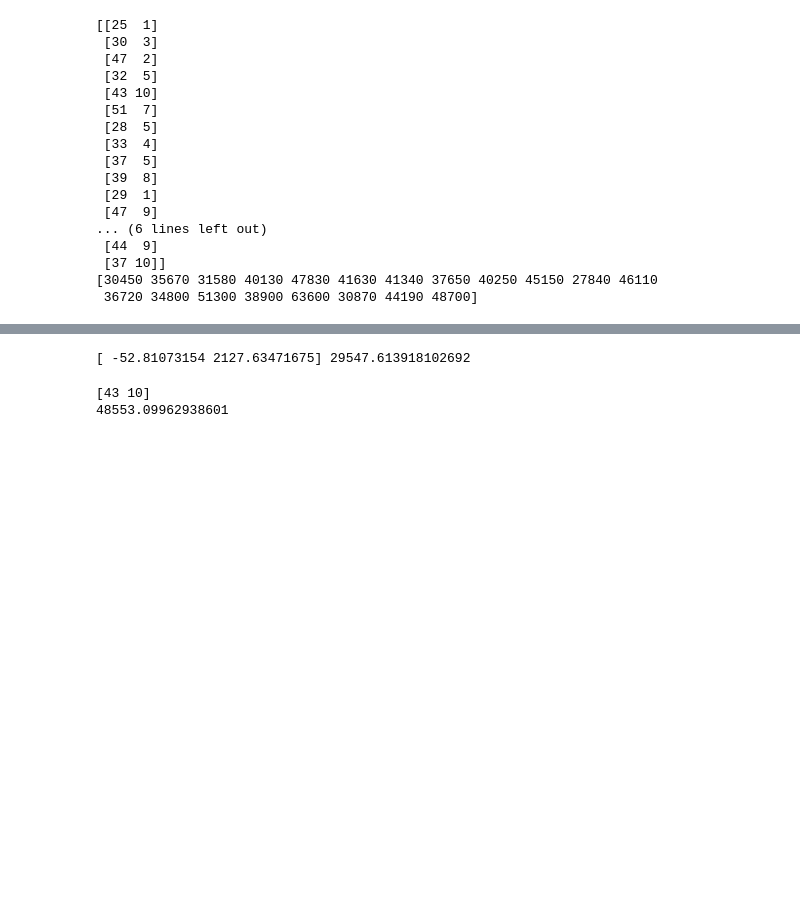
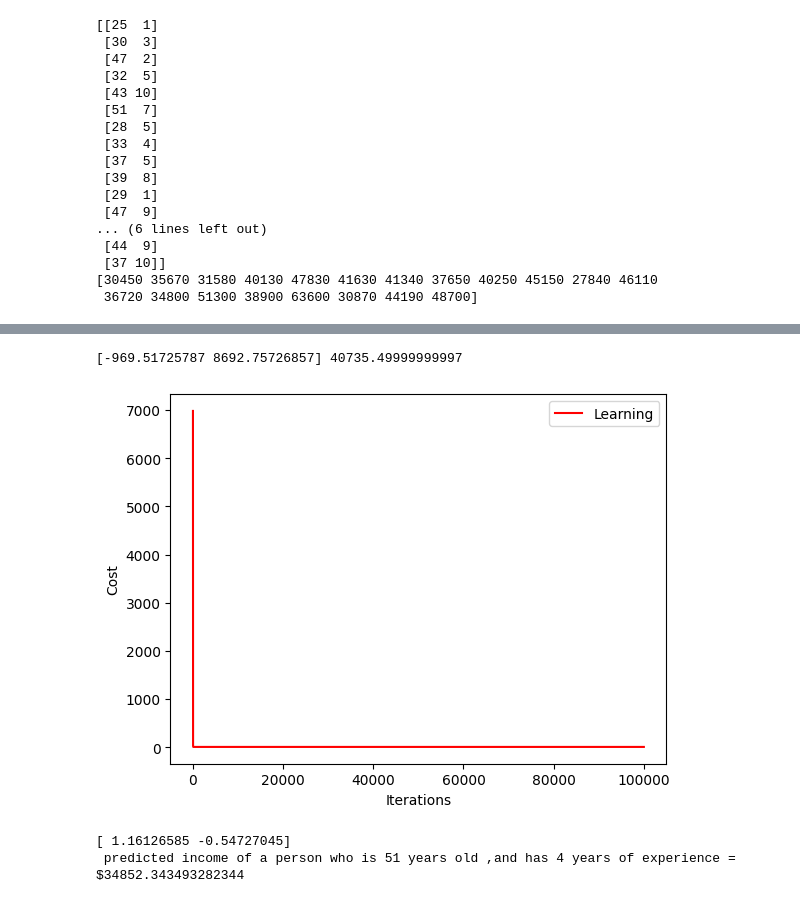
Before and after one commit to ekedayen-e/Portfolio, a Jupyter notebook: Projects/ML/Multiple Linear Regression/Multiple Linear Regression.ipynb, the cells around one changed output, grey strips where cells are left out. Saved outputs shown, nothing was run; the diff lists cells and outputs as text; code cells hidden in the pictures; blank space fills up the shorter version.

```diff
--- a/Projects/ML/Multiple Linear Regression/Multiple Linear Regression.ipynb
+++ b/Projects/ML/Multiple Linear Regression/Multiple Linear Regression.ipynb
@@ -40,0 +62,4 @@ def compute_cost(x,y,m,c):
+# %%
+features_norm, features_mu, features_sigma = zscore_normalize_features(age_exp)
+print(features_mu)
+print(features_norm)
@@ -59,31 +123,48 @@ def compute_gradient(x,y,m,c):
 
     return d_m, d_c
 # %%
-def gradient_descent(x, y, m_init, c_init, alpha, iterations, gradient_function):
+#Model which calculates the values of parameters(m, c) which result in the lowest cost possible
+def gradient_descent(x, y, m_init, c_init, alpha, iterations, gradient_function, cost_function):
     m = copy.deepcopy(m_init)
     c = c_init
-
+    cost_history = []
     for i in range(iterations):
         d_m, d_c = gradient_function(x, y, m, c)
         m = m - alpha * d_m
         c = c - alpha * d_c
 
-    return m,c
+        #if(i % math.ceil(iterations/10) == 0):
+        cost_history.append(cost_function(x, y, m , c) / 100000)
+
+
+    return m, c, cost_history
 # %%
 #parameters
 m_init = np.zeros(2)
 c_init = 0
-alpha = 0.0011
-iterations = 50000
-w,c = gradient_descent(features, weight, m_init, c_init, alpha, iterations, compute_gradient)
+alpha = 0.1
+iterations = 100000
+w, c, cost_history = gradient_descent(features_norm, income, m_init, c_init, alpha, iterations, compute_gradient, compute_cost)
 print(w,c)
 # %% [output]
-[ -52.81073154 2127.63471675] 29547.613918102692
+[-969.51725787 8692.75726857] 40735.49999999997
+# %%
+its = np.arange(100000).reshape(-1,1)
+plt.plot(its, cost_history, c="r", label = "Learning")
+plt.xlabel("Iterations")
+plt.ylabel("Cost")
+plt.legend()
+plt.show()
+# %% [output]
+[figure, added]
 # %%
-fig = np.array([43, 10])
-print(fig)
-test = prediction(fig,w,c)
-print(test)
+#testing correctness
+# First, normalize out example.
+x_person = np.array([51, 4])
+x_person_norm = (x_person - features_mu) / features_sigma
+print(x_person_norm)
+x_person_predict = np.dot(x_person_norm, w) + c
+print(f" predicted income of a person who is 51 years old ,and has 4 years of experience = ${x_person_predict}")
 # %% [output]
-[43 10]
-48553.09962938601
+[ 1.16126585 -0.54727045]
+ predicted income of a person who is 51 years old ,and has 4 years of experience = $34852.343493282344
```
Also changed, not shown: parts of 12 cells of this notebook, 13 other files.
